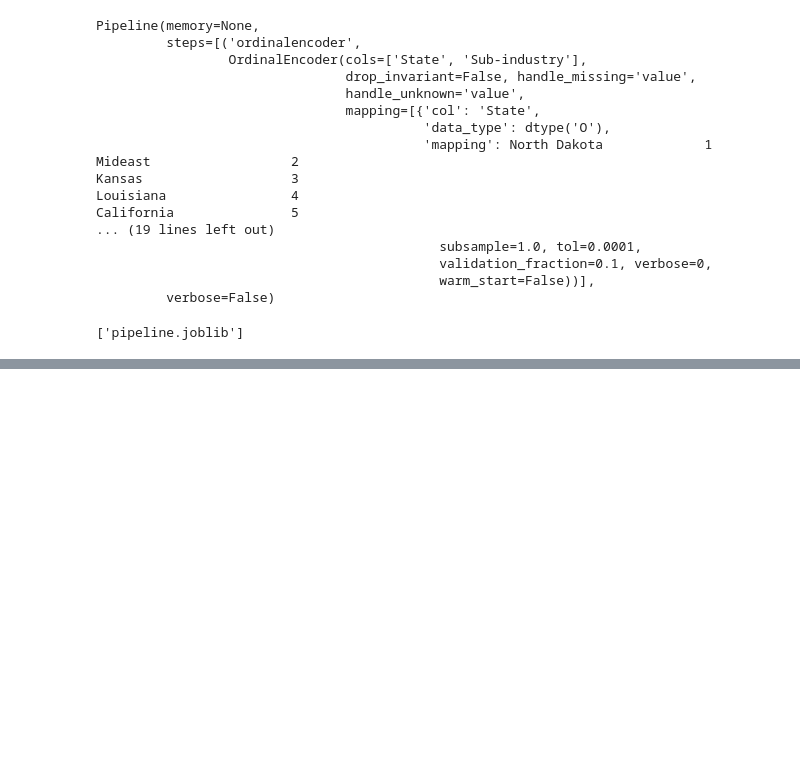
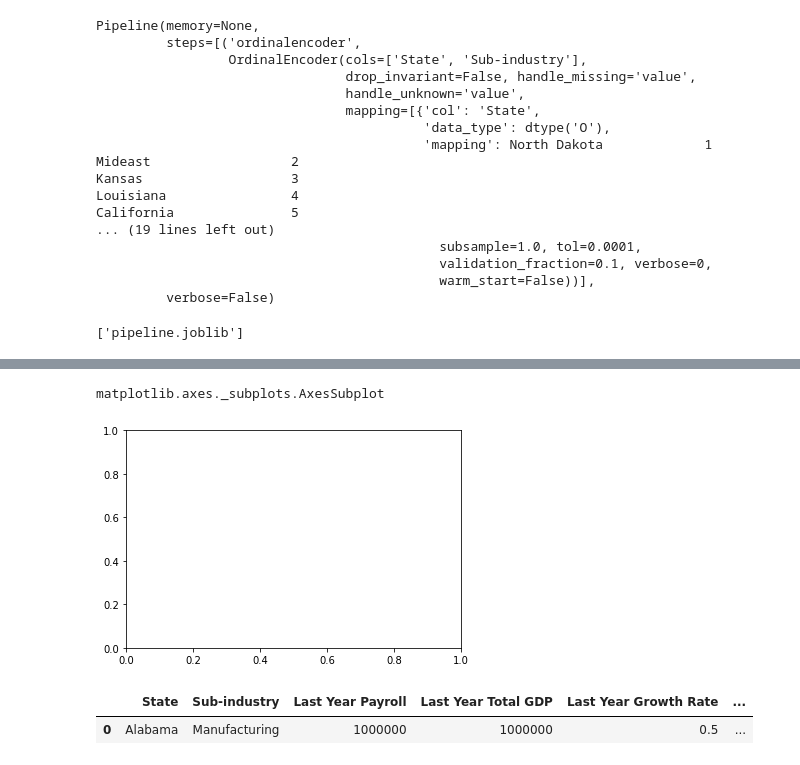
Before and after one commit to noreallyimfine/gdp-growth-dash-app, a Jupyter notebook: pages/Untitled1.ipynb, the cells around one changed output, grey strips where cells are left out. Saved outputs shown, nothing was run; the diff lists cells and outputs as text; code cells hidden in the pictures; blank space fills up the shorter version.

```diff
--- a/pages/Untitled1.ipynb
+++ b/pages/Untitled1.ipynb
@@ -48,0 +106,13 @@ dump(pipeline, 'pipeline.joblib')
+# %%
+fig, ax = plt.subplots()
+
+
+type(ax)
+# %% [output]
+matplotlib.axes._subplots.AxesSubplot
+[figure, added]
+# %%
+df
+# %% [output]
+|  | State | Sub-industry | Last Year Payroll | Last Year Total GDP | Last Year Growth Rate | ... |
+| 0 | Alabama | Manufacturing | 1000000 | 1000000 | 0.5 | ... |
```
Also changed, not shown: parts of 2 cells of this notebook, 8 other files.
